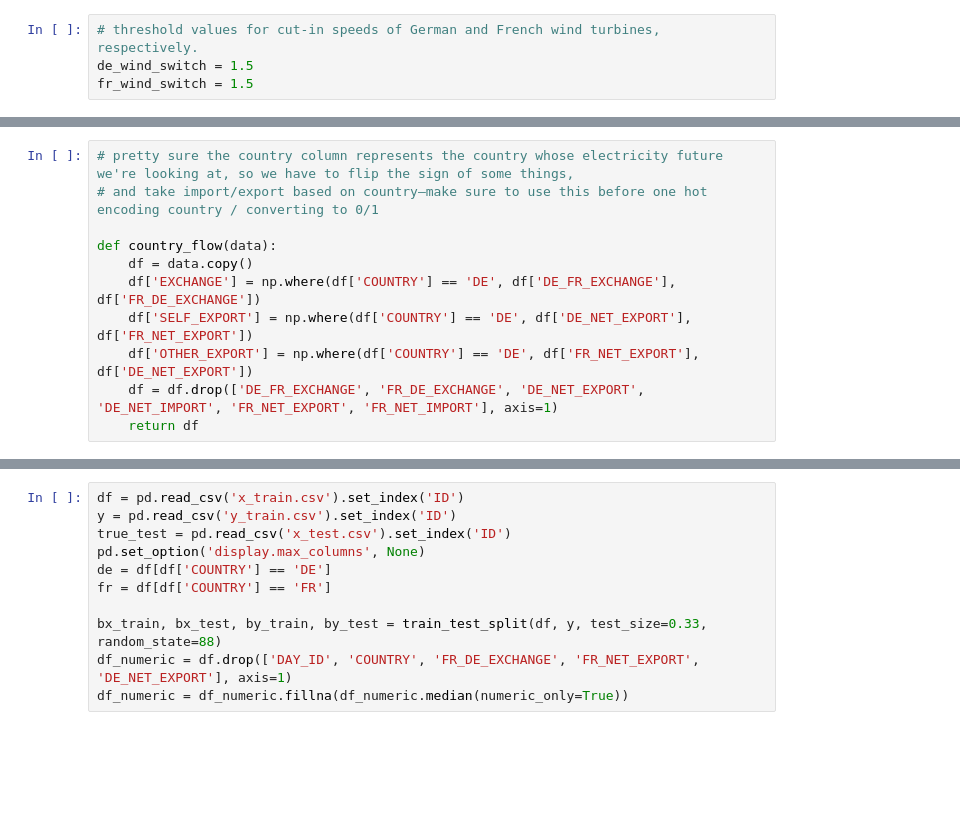
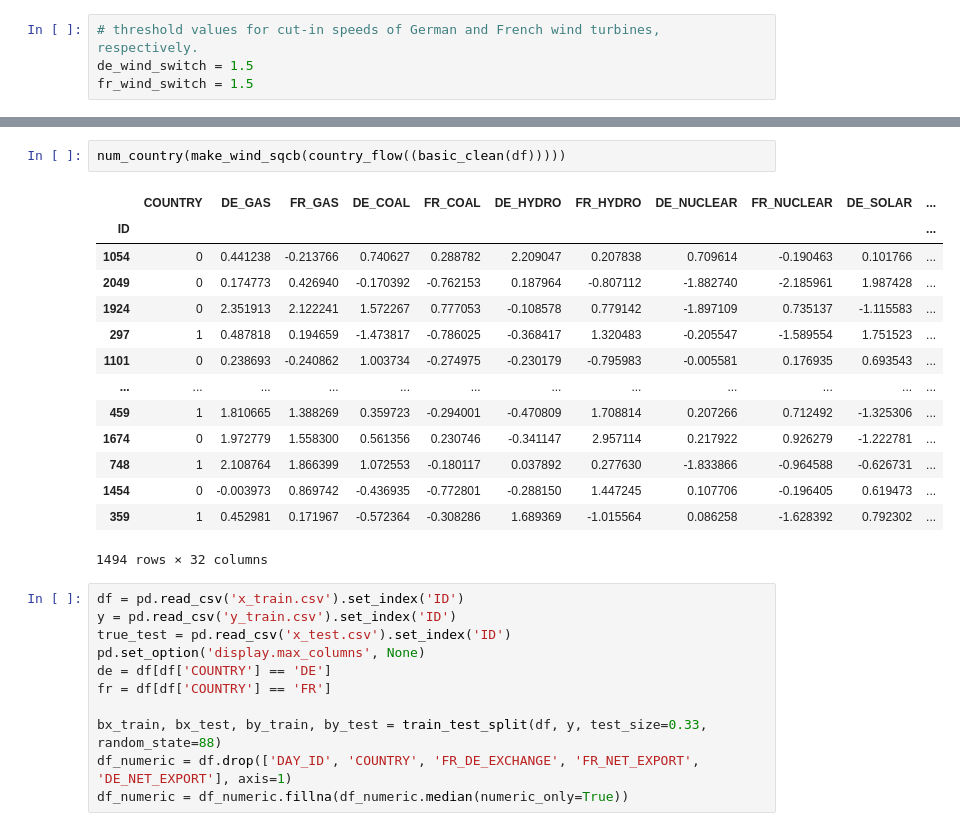
Before and after one commit to 0xandrewdu/qrt_energy, a Jupyter notebook: main.ipynb, the cells around one changed output, grey strips where cells are left out. Cells and saved outputs as stored; diff of their text form; blank space fills up the shorter version.

```diff
--- a/main.ipynb
+++ b/main.ipynb
@@ -120,11 +118,0 @@ def make_wind_sqcb(data):
-# %%
-# pretty sure the country column represents the country whose electricity future we're looking at, so we have to flip the sign of some things,
-# and take import/export based on country—make sure to use this before one hot encoding country / converting to 0/1
-
-def country_flow(data):
-    df = data.copy()
-    df['EXCHANGE'] = np.where(df['COUNTRY'] == 'DE', df['DE_FR_EXCHANGE'], df['FR_DE_EXCHANGE'])
-    df['SELF_EXPORT'] = np.where(df['COUNTRY'] == 'DE', df['DE_NET_EXPORT'], df['FR_NET_EXPORT'])
-    df['OTHER_EXPORT'] = np.where(df['COUNTRY'] == 'DE', df['FR_NET_EXPORT'], df['DE_NET_EXPORT'])
-    df = df.drop(['DE_FR_EXCHANGE', 'FR_DE_EXCHANGE', 'DE_NET_EXPORT', 'DE_NET_IMPORT', 'FR_NET_EXPORT', 'FR_NET_IMPORT'], axis=1)
-    return df
@@ -196,3 +119,20 @@ class SDLinReg:
+# %%
+num_country(make_wind_sqcb(country_flow((basic_clean(df)))))
+# %% [output]
+|  | COUNTRY | DE_GAS | FR_GAS | DE_COAL | FR_COAL | DE_HYDRO | FR_HYDRO | DE_NUCLEAR | FR_NUCLEAR | DE_SOLAR | ... |
+| ID |  |  |  |  |  |  |  |  |  |  | ... |
+| 1054 | 0 | 0.441238 | -0.213766 | 0.740627 | 0.288782 | 2.209047 | 0.207838 | 0.709614 | -0.190463 | 0.101766 | ... |
+| 2049 | 0 | 0.174773 | 0.426940 | -0.170392 | -0.762153 | 0.187964 | -0.807112 | -1.882740 | -2.185961 | 1.987428 | ... |
+| 1924 | 0 | 2.351913 | 2.122241 | 1.572267 | 0.777053 | -0.108578 | 0.779142 | -1.897109 | 0.735137 | -1.115583 | ... |
+| 297 | 1 | 0.487818 | 0.194659 | -1.473817 | -0.786025 | -0.368417 | 1.320483 | -0.205547 | -1.589554 | 1.751523 | ... |
+| 1101 | 0 | 0.238693 | -0.240862 | 1.003734 | -0.274975 | -0.230179 | -0.795983 | -0.005581 | 0.176935 | 0.693543 | ... |
+| ... | ... | ... | ... | ... | ... | ... | ... | ... | ... | ... | ... |
+| 459 | 1 | 1.810665 | 1.388269 | 0.359723 | -0.294001 | -0.470809 | 1.708814 | 0.207266 | 0.712492 | -1.325306 | ... |
+| 1674 | 0 | 1.972779 | 1.558300 | 0.561356 | 0.230746 | -0.341147 | 2.957114 | 0.217922 | 0.926279 | -1.222781 | ... |
+| 748 | 1 | 2.108764 | 1.866399 | 1.072553 | -0.180117 | 0.037892 | 0.277630 | -1.833866 | -0.964588 | -0.626731 | ... |
+| 1454 | 0 | -0.003973 | 0.869742 | -0.436935 | -0.772801 | -0.288150 | 1.447245 | 0.107706 | -0.196405 | 0.619473 | ... |
+| 359 | 1 | 0.452981 | 0.171967 | -0.572364 | -0.308286 | 1.689369 | -1.015564 | 0.086258 | -1.628392 | 0.792302 | ... |
+1494 rows × 32 columns
 # %%
 df = pd.read_csv('x_train.csv').set_index('ID')
 y = pd.read_csv('y_train.csv').set_index('ID')
```
Also changed, not shown: parts of 13 cells of this notebook, 2 other files.
